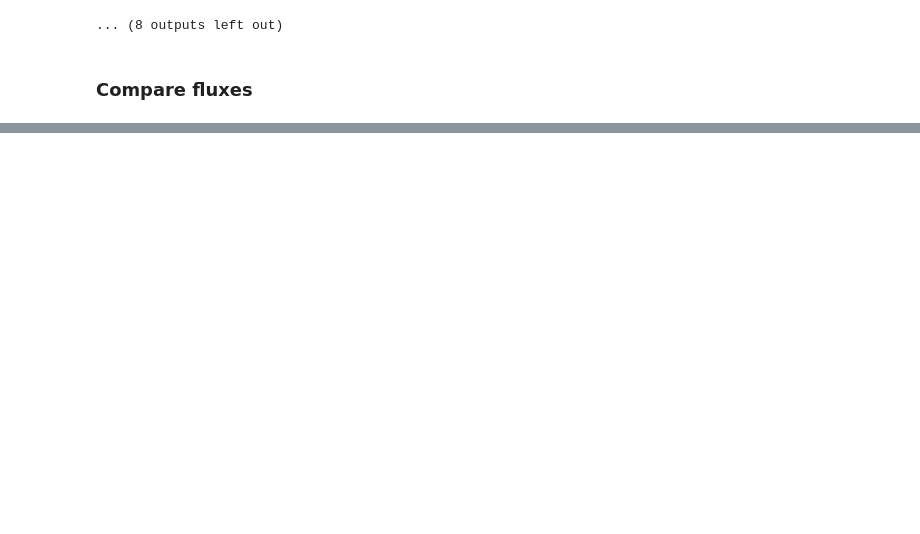
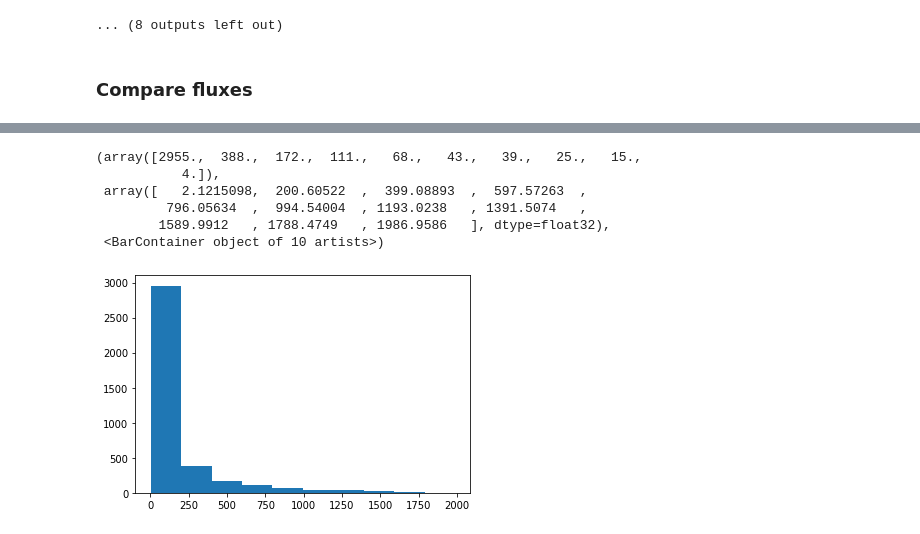
Before and after one commit to yashpatel5400/bliss, a Jupyter notebook: case_studies/flux_module/flux_module_sandbox.ipynb, the cells around one changed output, grey strips where cells are left out. Saved outputs shown, nothing was run; the diff lists cells and outputs as text; code cells hidden in the pictures; blank space fills up the shorter version.

```diff
--- a/case_studies/flux_module/flux_module_sandbox.ipynb
+++ b/case_studies/flux_module/flux_module_sandbox.ipynb
@@ -274,2 +346,12 @@ plt.hist(zscore, bins = 100);
+# %%
+plt.hist(sd)
+# %% [output]
+(array([2955.,  388.,  172.,  111.,   68.,   43.,   39.,   25.,   15.,
+           4.]),
+ array([   2.1215098,  200.60522  ,  399.08893  ,  597.57263  ,
+         796.05634  ,  994.54004  , 1193.0238   , 1391.5074   ,
+        1589.9912   , 1788.4749   , 1986.9586   ], dtype=float32),
+ <BarContainer object of 10 artists>)
+[figure, added]
 # %%
 # trainer.save_checkpoint('../../models/flux_net.ckpt')
```
Also changed, not shown: parts of 16 cells of this notebook, 3 other files.
